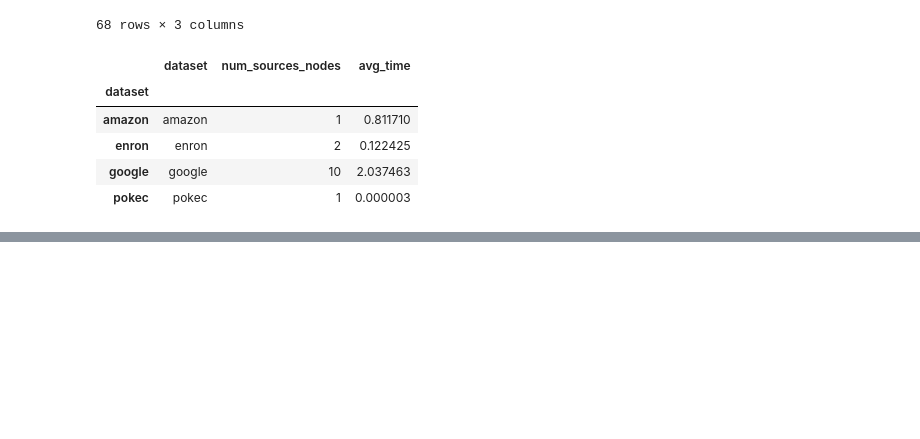
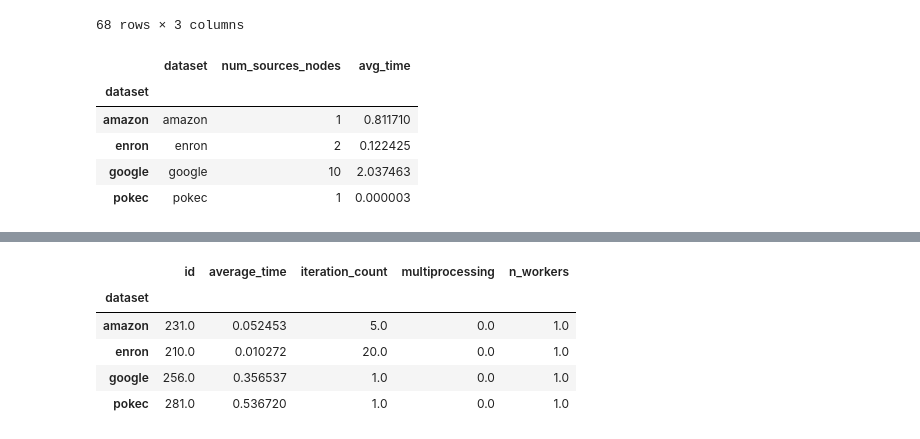
Before and after one commit to tddschn/easygraph-bench, a Jupyter notebook: explorations/multi_source_dijkstra.ipynb, the cells around one changed output, grey strips where cells are left out. Saved outputs shown, nothing was run; the diff lists cells and outputs as text; code cells hidden in the pictures; blank space fills up the shorter version.

```diff
--- a/explorations/multi_source_dijkstra.ipynb
+++ b/explorations/multi_source_dijkstra.ipynb
@@ -64,0 +84,26 @@ df.groupby('dataset').apply(lambda x: x.loc[x['avg_time'].idxmin()])
+# %%
+datasets = [
+    'enron',
+    'amazon',
+    'google',
+    'pokec',
+]
+# in bench_results_df, for tool == 'igraph', dataset in datasets, method == 'shortest path', get the average of average_time for each dataset
+igraph_sp = bench_results_df[bench_results_df['tool'] == 'igraph'][bench_results_df['dataset'].isin(datasets)][bench_results_df['method'] == 'shortest path'].groupby('dataset').mean()
+igraph_sp
+
+
+# save equivalent sql query in igraph_sql_s variable
+igraph_sql_s = """
+SELECT dataset, AVG(average_time) AS avg_time
+FROM bench_results
+WHERE tool = 'igraph' AND dataset IN ('enron', 'amazon', 'google', 'pokec') AND method = 'shortest path'
+GROUP BY dataset
+"""
+# %% [output]
+|  | id | average_time | iteration_count | multiprocessing | n_workers |
+| dataset |  |  |  |  |  |
+| amazon | 231.0 | 0.052453 | 5.0 | 0.0 | 1.0 |
+| enron | 210.0 | 0.010272 | 20.0 | 0.0 | 1.0 |
+| google | 256.0 | 0.356537 | 1.0 | 0.0 | 1.0 |
+| pokec | 281.0 | 0.536720 | 1.0 | 0.0 | 1.0 |
```
Also changed, not shown: parts of 2 cells of this notebook.
